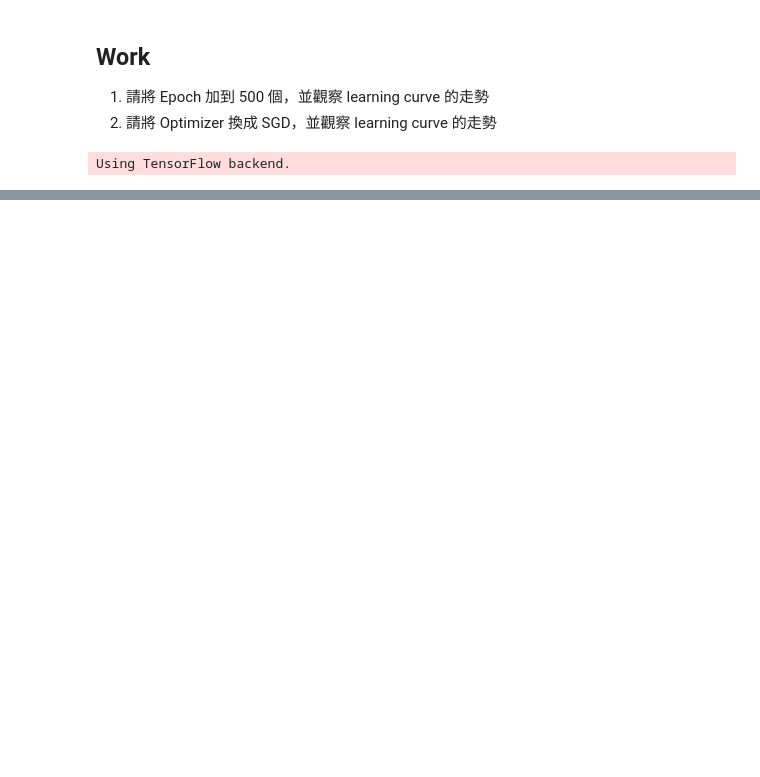
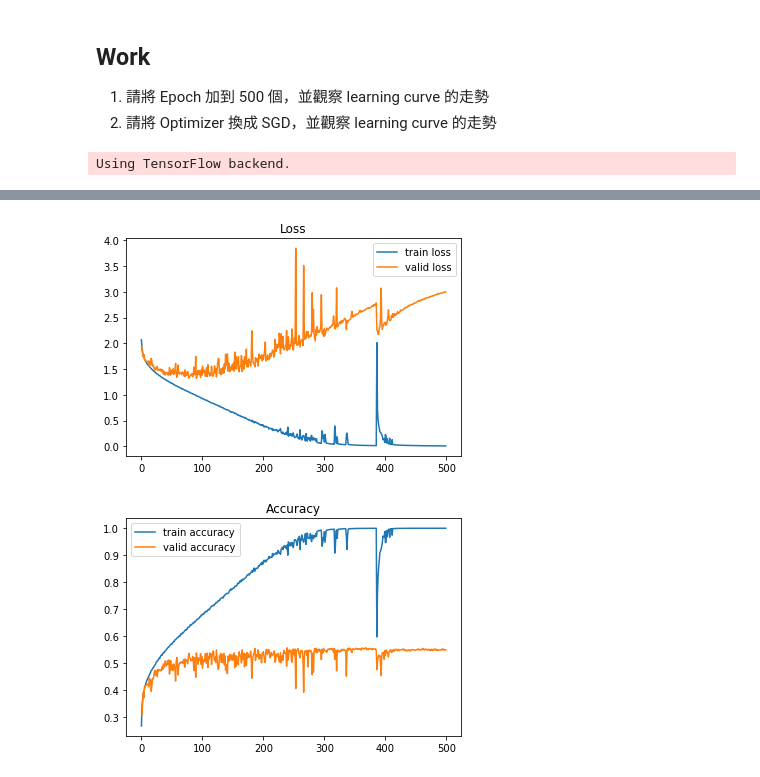
Before and after one commit to kung-bill/3rd-ML100Days, a Jupyter notebook: homework/Day_077_HW.ipynb, the cells around one changed output, grey strips where cells are left out. Cells and saved outputs as stored; diff of their text form; code cells hidden in the pictures; blank space fills up the shorter version.

```diff
--- a/homework/Day_077_HW.ipynb
+++ b/homework/Day_077_HW.ipynb
@@ -123,0 +125,3 @@ plt.show()
+# %%
+model2 = build_mlp()
+model2.summary()
@@ -126,5 +149,5 @@ plt.show()
 Compile 模型
 將 Optimizer 換成 SGD
 """
-optimizer = optimizers.SGD(lr=0.01)
-model.compile(loss="categorical_crossentropy", metrics=["accuracy"], optimizer=optimizer)
+optimizer = keras.optimizers.SGD(lr=0.01)
+model2.compile(loss="categorical_crossentropy", metrics=["accuracy"], optimizer=optimizer)
@@ -132,0 +154,9 @@ NameError: name 'optimizers' is not defined
+# %%
+"""
+設定要訓練的 Epoch 數
+"""
+model2.fit(x_train, y_train,
+          epochs= 500,
+          batch_size=256,
+          validation_data=(x_test, y_test),
+          shuffle=True)
@@ -132,0 +182,21 @@ NameError: name 'optimizers' is not defined
+# %%
+train_loss = model2.history.history["loss"]
+valid_loss = model2.history.history["val_loss"]
+
+train_acc = model2.history.history["accuracy"]
+valid_acc = model2.history.history["val_accuracy"]
+
+plt.plot(range(len(train_loss)), train_loss, label="train loss")
+plt.plot(range(len(valid_loss)), valid_loss, label="valid loss")
+plt.legend()
+plt.title("Loss")
+plt.show()
+
+plt.plot(range(len(train_acc)), train_acc, label="train accuracy")
+plt.plot(range(len(valid_acc)), valid_acc, label="valid accuracy")
+plt.legend()
+plt.title("Accuracy")
+plt.show()
+# %% [output]
+[figure, added]
+[figure, added]
```
Also changed, not shown: parts of 8 cells of this notebook.
